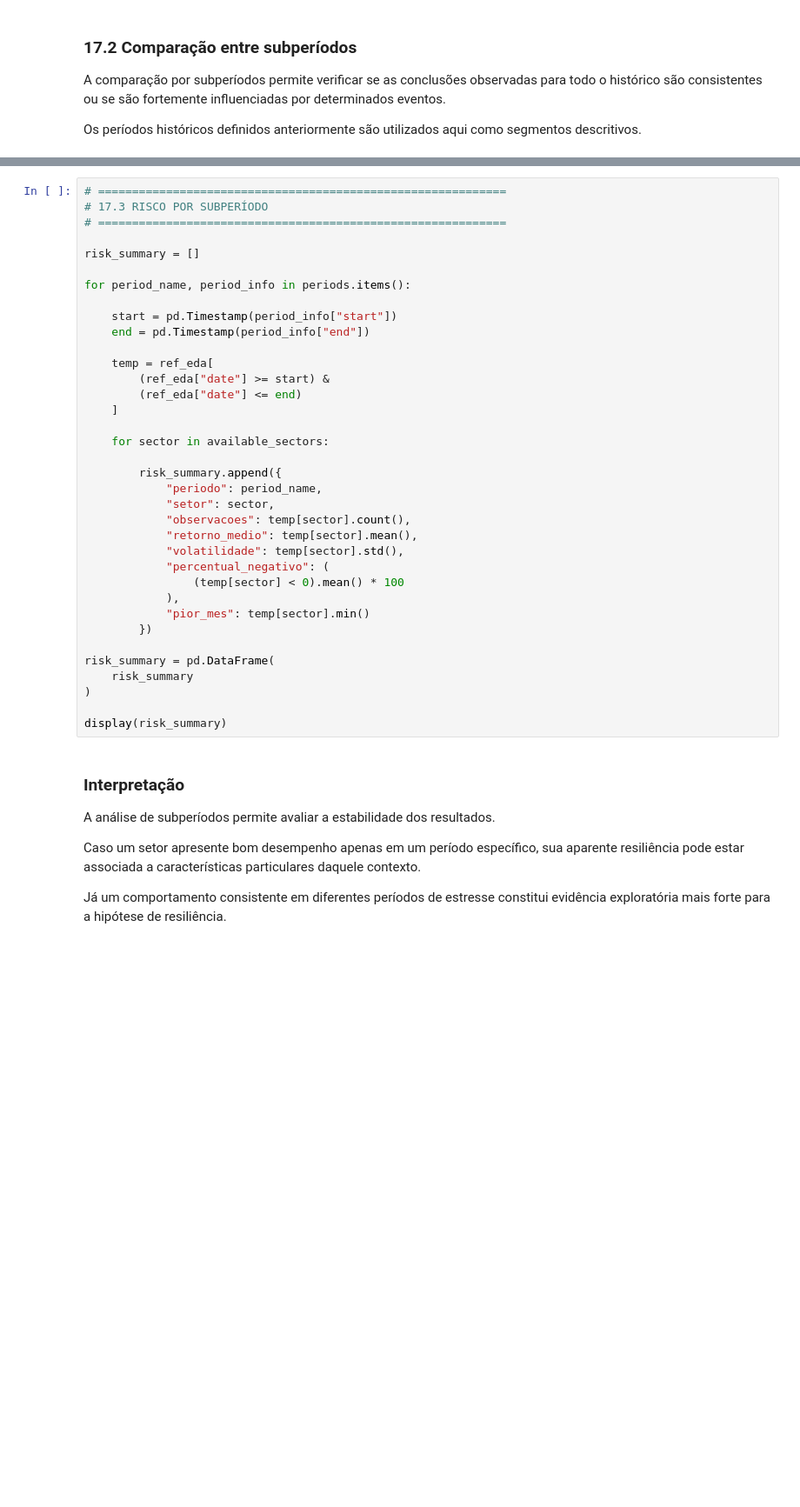
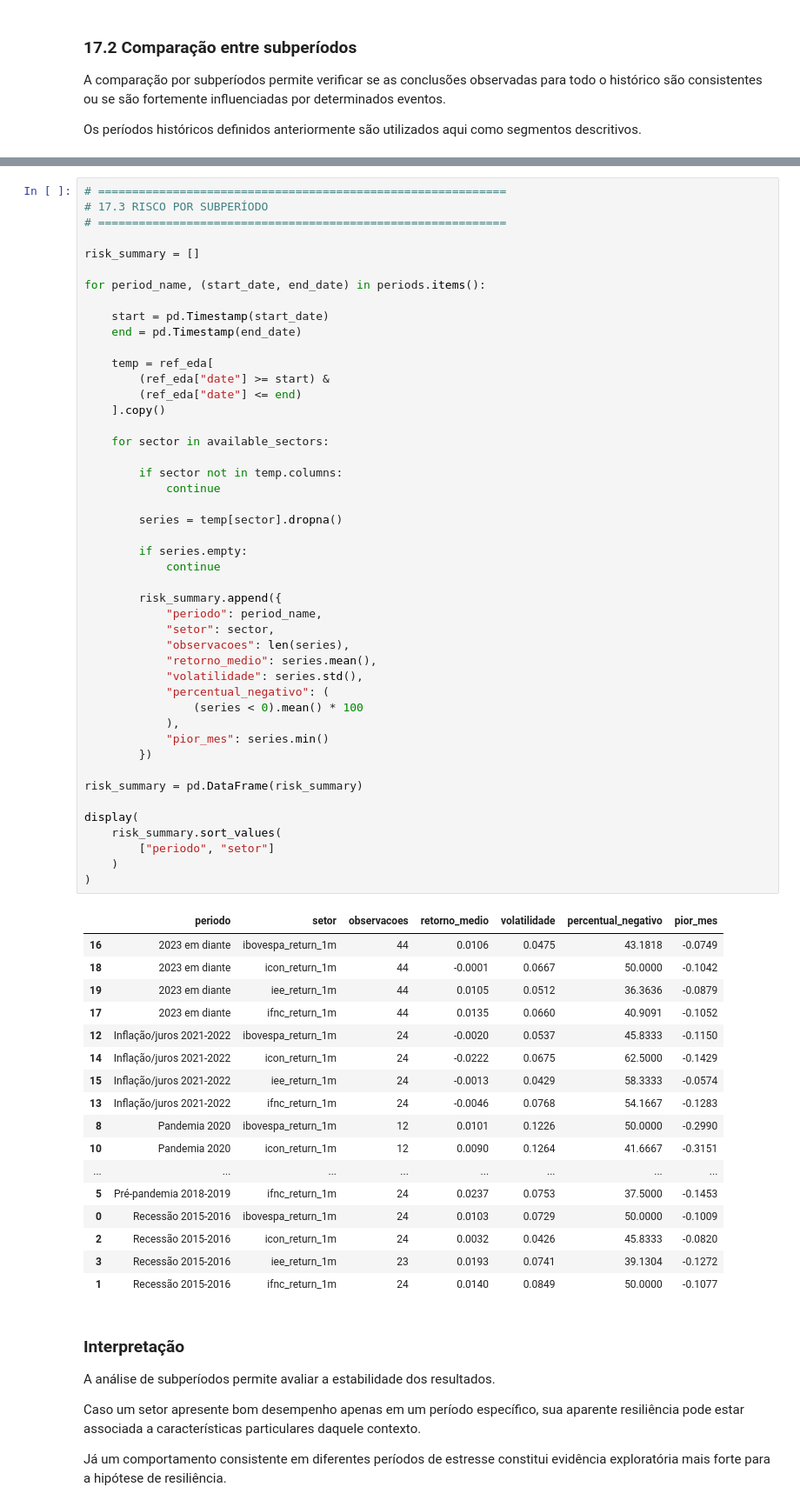
Before and after one commit to FabioMDS-SC/handson_mack_2sem, a Jupyter notebook: mvp_resiliencia_dados/notebooks/EDA_MVP_Resiliencia.ipynb, the cells around one changed output, grey strips where cells are left out. Shown at 87% size. Saved outputs shown, nothing was run; the diff lists cells and outputs as text; blank space fills up the shorter version.

```diff
--- a/mvp_resiliencia_dados/notebooks/EDA_MVP_Resiliencia.ipynb
+++ b/mvp_resiliencia_dados/notebooks/EDA_MVP_Resiliencia.ipynb
@@ -1254,39 +1576,67 @@ display(subperiod_summary)
 # %%
 # ============================================================
 # 17.3 RISCO POR SUBPERÍODO
 # ============================================================
 
 risk_summary = []
 
-for period_name, period_info in periods.items():
+for period_name, (start_date, end_date) in periods.items():
 
-    start = pd.Timestamp(period_info["start"])
-    end = pd.Timestamp(period_info["end"])
+    start = pd.Timestamp(start_date)
+    end = pd.Timestamp(end_date)
 
     temp = ref_eda[
         (ref_eda["date"] >= start) &
         (ref_eda["date"] <= end)
-    ]
+    ].copy()
 
     for sector in available_sectors:
+
+        if sector not in temp.columns:
+            continue
+
+        series = temp[sector].dropna()
+
+        if series.empty:
+            continue
 
         risk_summary.append({
             "periodo": period_name,
             "setor": sector,
-            "observacoes": temp[sector].count(),
-            "retorno_medio": temp[sector].mean(),
-            "volatilidade": temp[sector].std(),
+            "observacoes": len(series),
+            "retorno_medio": series.mean(),
+            "volatilidade": series.std(),
             "percentual_negativo": (
-                (temp[sector] < 0).mean() * 100
+                (series < 0).mean() * 100
             ),
-            "pior_mes": temp[sector].min()
+            "pior_mes": series.min()
         })
 
-risk_summary = pd.DataFrame(
-    risk_summary
+risk_summary = pd.DataFrame(risk_summary)
+
+display(
+    risk_summary.sort_values(
+        ["periodo", "setor"]
+    )
 )
-
-display(risk_summary)
+# %% [output]
+|  | periodo | setor | observacoes | retorno_medio | volatilidade | percentual_negativo | pior_mes |
+| 16 | 2023 em diante | ibovespa_return_1m | 44 | 0.0106 | 0.0475 | 43.1818 | -0.0749 |
+| 18 | 2023 em diante | icon_return_1m | 44 | -0.0001 | 0.0667 | 50.0000 | -0.1042 |
+| 19 | 2023 em diante | iee_return_1m | 44 | 0.0105 | 0.0512 | 36.3636 | -0.0879 |
+| 17 | 2023 em diante | ifnc_return_1m | 44 | 0.0135 | 0.0660 | 40.9091 | -0.1052 |
+| 12 | Inflação/juros 2021-2022 | ibovespa_return_1m | 24 | -0.0020 | 0.0537 | 45.8333 | -0.1150 |
+| 14 | Inflação/juros 2021-2022 | icon_return_1m | 24 | -0.0222 | 0.0675 | 62.5000 | -0.1429 |
+| 15 | Inflação/juros 2021-2022 | iee_return_1m | 24 | -0.0013 | 0.0429 | 58.3333 | -0.0574 |
+| 13 | Inflação/juros 2021-2022 | ifnc_return_1m | 24 | -0.0046 | 0.0768 | 54.1667 | -0.1283 |
+| 8 | Pandemia 2020 | ibovespa_return_1m | 12 | 0.0101 | 0.1226 | 50.0000 | -0.2990 |
+| 10 | Pandemia 2020 | icon_return_1m | 12 | 0.0090 | 0.1264 | 41.6667 | -0.3151 |
+| ... | ... | ... | ... | ... | ... | ... | ... |
+| 5 | Pré-pandemia 2018-2019 | ifnc_return_1m | 24 | 0.0237 | 0.0753 | 37.5000 | -0.1453 |
+| 0 | Recessão 2015-2016 | ibovespa_return_1m | 24 | 0.0103 | 0.0729 | 50.0000 | -0.1009 |
+| 2 | Recessão 2015-2016 | icon_return_1m | 24 | 0.0032 | 0.0426 | 45.8333 | -0.0820 |
+| 3 | Recessão 2015-2016 | iee_return_1m | 23 | 0.0193 | 0.0741 | 39.1304 | -0.1272 |
+| 1 | Recessão 2015-2016 | ifnc_return_1m | 24 | 0.0140 | 0.0849 | 50.0000 | -0.1077 |
 # %% [markdown]
 ### Interpretação
 
```
Also changed, not shown: parts of 52 cells of this notebook, 3 other files.
